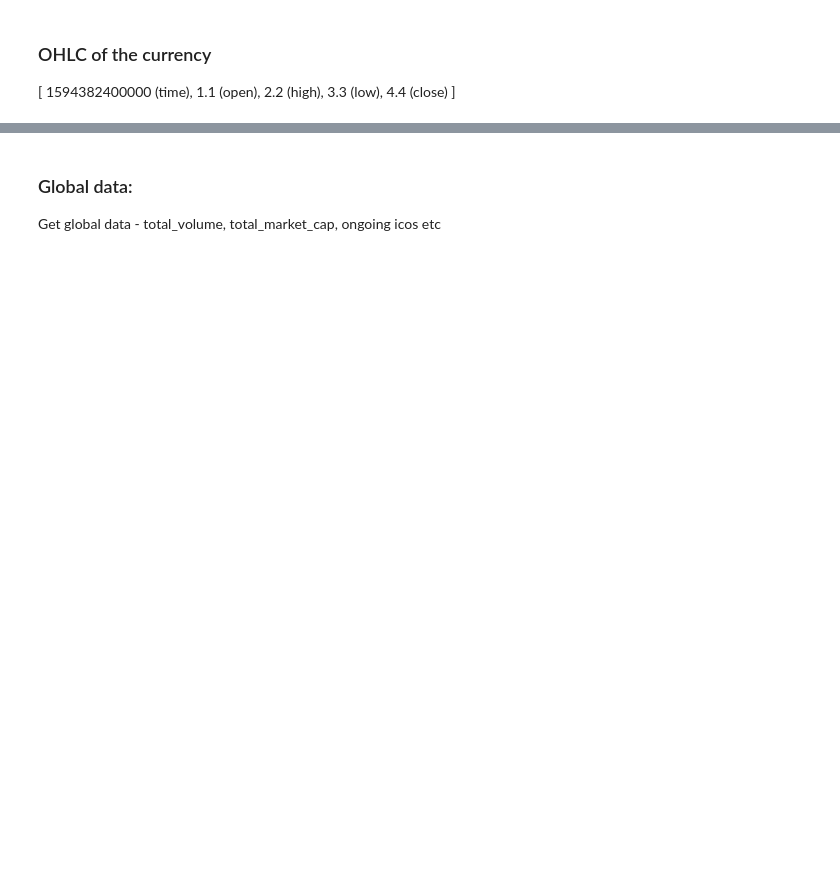
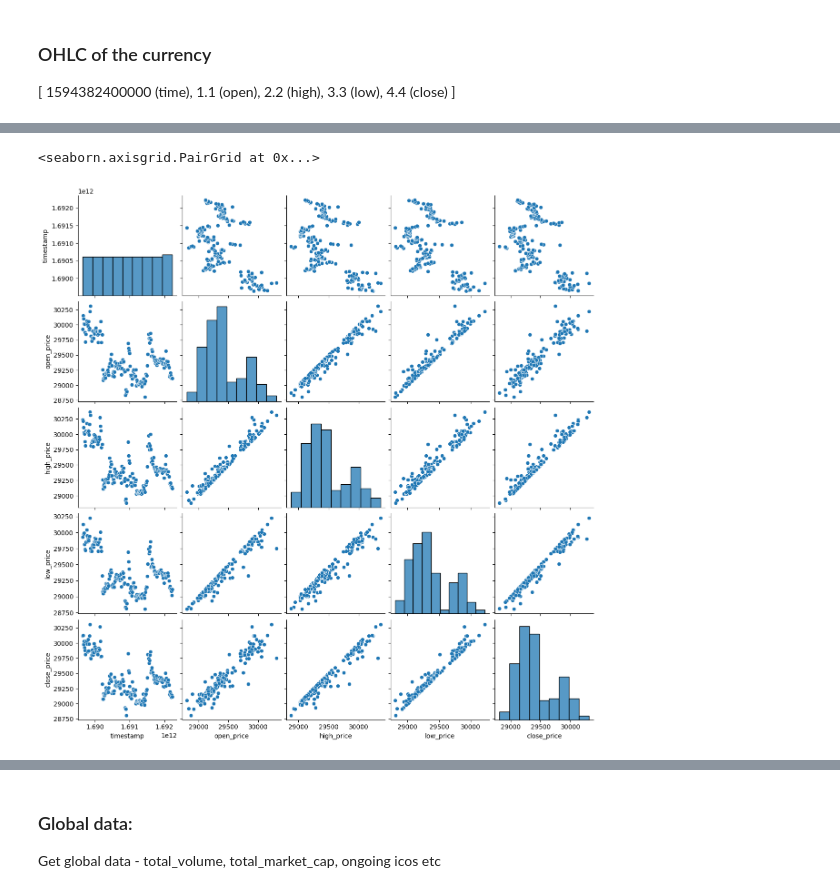
Before and after one commit to Lucaramallo/Cripto_analisis_lucaramallo, a Jupyter notebook: EDA_Cripto.ipynb, the cells around one changed output, grey strips where cells are left out. Drawn from its saved outputs; the diff is of its cells as text; code cells hidden in the pictures; blank space fills up the shorter version.

```diff
--- a/EDA_Cripto.ipynb
+++ b/EDA_Cripto.ipynb
@@ -157,0 +272,2 @@ if __name__ == "__main__":
+# %%
+list_of_ohlc = list_of_ohlc.drop_duplicates()
@@ -157,0 +309,6 @@ if __name__ == "__main__":
+# %%
+# Renombrar las columnas existentes utilizando el método rename
+list_of_ohlc.rename(columns={0: 'timestamp', 1: 'open_price', 2: 'high_price', 3: 'low_price', 4: 'close_price'}, inplace=True)
+
+# Imprimir el DataFrame resultante
+print(list_of_ohlc)
@@ -157,0 +330,9 @@ if __name__ == "__main__":
+# %%
+list_of_ohlc['crip_id'] = crip_id
+# %%
+list_of_ohlc = list_of_ohlc[['crip_id','timestamp','open_price','high_price','low_price','close_price']]
+# %%
+sns.pairplot(list_of_ohlc)
+# %% [output]
+<seaborn.axisgrid.PairGrid at 0x...>
+[figure, added]
```
Also changed, not shown: parts of 68 cells of this notebook.
